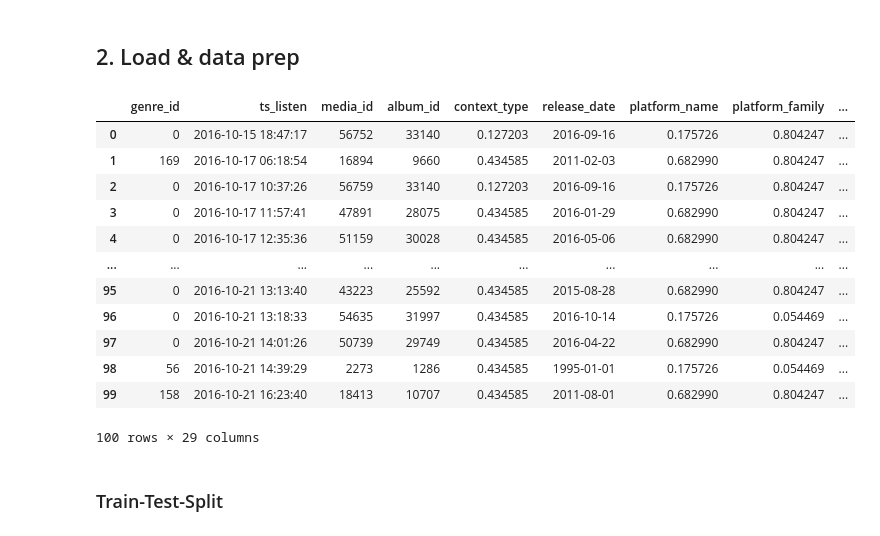
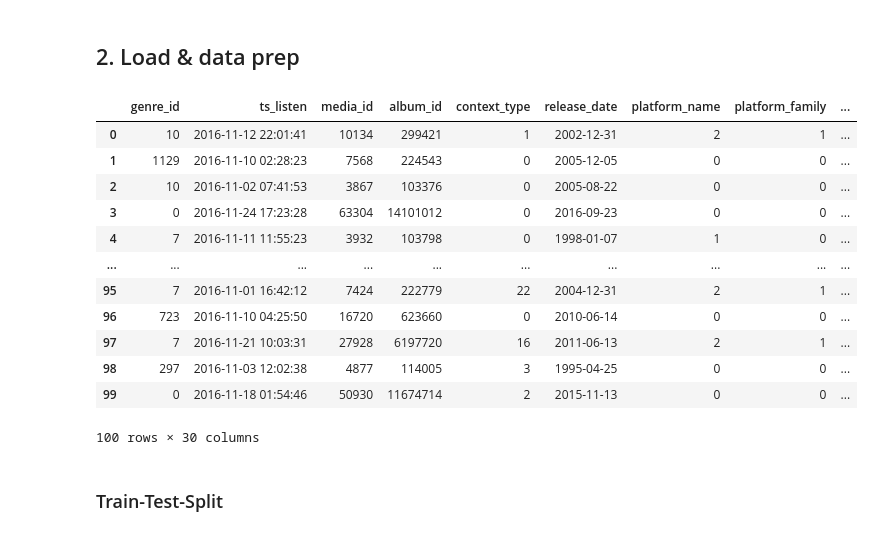
Before and after one commit to lucarenz1997/recommender_systems, a Jupyter notebook: NCF.ipynb, the cells around one changed output. Drawn from its saved outputs; the diff is of its cells as text; code cells hidden in the pictures.

```diff
--- a/NCF.ipynb
+++ b/NCF.ipynb
@@ -32,29 +32,29 @@ Drive already mounted at /content/drive; to attempt to forcibly remount, call dr
 ## 2. Load & data prep
 # %%
 #Load data
-data = pd.read_csv("/content/drive/MyDrive/Recommender/preprocessed_train.csv")
+data = pd.read_csv("/content/drive/MyDrive/Recommender/sample_preprocessed.csv")
 
 #Encoding für `user_id` und `media_id` (nur Collaborative Filtering)**
 user_encoder = LabelEncoder()
 item_encoder = LabelEncoder()
 data["user_id"] = user_encoder.fit_transform(data["user_id"])
 data["media_id"] = item_encoder.fit_transform(data["media_id"])
 
 data.head(100)
 # %% [output]
 |  | genre_id | ts_listen | media_id | album_id | context_type | release_date | platform_name | platform_family | ... |
-| 0 | 0 | 2016-10-15 18:47:17 | 56752 | 33140 | 0.127203 | 2016-09-16 | 0.175726 | 0.804247 | ... |
-| 1 | 169 | 2016-10-17 06:18:54 | 16894 | 9660 | 0.434585 | 2011-02-03 | 0.682990 | 0.804247 | ... |
-| 2 | 0 | 2016-10-17 10:37:26 | 56759 | 33140 | 0.127203 | 2016-09-16 | 0.175726 | 0.804247 | ... |
-| 3 | 0 | 2016-10-17 11:57:41 | 47891 | 28075 | 0.434585 | 2016-01-29 | 0.682990 | 0.804247 | ... |
-| 4 | 0 | 2016-10-17 12:35:36 | 51159 | 30028 | 0.434585 | 2016-05-06 | 0.682990 | 0.804247 | ... |
+| 0 | 10 | 2016-11-12 22:01:41 | 10134 | 299421 | 1 | 2002-12-31 | 2 | 1 | ... |
+| 1 | 1129 | 2016-11-10 02:28:23 | 7568 | 224543 | 0 | 2005-12-05 | 0 | 0 | ... |
+| 2 | 10 | 2016-11-02 07:41:53 | 3867 | 103376 | 0 | 2005-08-22 | 0 | 0 | ... |
+| 3 | 0 | 2016-11-24 17:23:28 | 63304 | 14101012 | 0 | 2016-09-23 | 0 | 0 | ... |
+| 4 | 7 | 2016-11-11 11:55:23 | 3932 | 103798 | 0 | 1998-01-07 | 1 | 0 | ... |
 | ... | ... | ... | ... | ... | ... | ... | ... | ... | ... |
-| 95 | 0 | 2016-10-21 13:13:40 | 43223 | 25592 | 0.434585 | 2015-08-28 | 0.682990 | 0.804247 | ... |
-| 96 | 0 | 2016-10-21 13:18:33 | 54635 | 31997 | 0.434585 | 2016-10-14 | 0.175726 | 0.054469 | ... |
-| 97 | 0 | 2016-10-21 14:01:26 | 50739 | 29749 | 0.434585 | 2016-04-22 | 0.682990 | 0.804247 | ... |
-| 98 | 56 | 2016-10-21 14:39:29 | 2273 | 1286 | 0.434585 | 1995-01-01 | 0.175726 | 0.054469 | ... |
-| 99 | 158 | 2016-10-21 16:23:40 | 18413 | 10707 | 0.434585 | 2011-08-01 | 0.682990 | 0.804247 | ... |
+| 95 | 7 | 2016-11-01 16:42:12 | 7424 | 222779 | 22 | 2004-12-31 | 2 | 1 | ... |
+| 96 | 723 | 2016-11-10 04:25:50 | 16720 | 623660 | 0 | 2010-06-14 | 0 | 0 | ... |
+| 97 | 7 | 2016-11-21 10:03:31 | 27928 | 6197720 | 16 | 2011-06-13 | 2 | 1 | ... |
+| 98 | 297 | 2016-11-03 12:02:38 | 4877 | 114005 | 3 | 1995-04-25 | 0 | 0 | ... |
+| 99 | 0 | 2016-11-18 01:54:46 | 50930 | 11674714 | 2 | 2015-11-13 | 0 | 0 | ... |
-100 rows × 29 columns
+100 rows × 30 columns
 # %% [markdown]
 ### Train-Test-Split
 # %%
```
Also changed, not shown: parts of 6 cells of this notebook.
